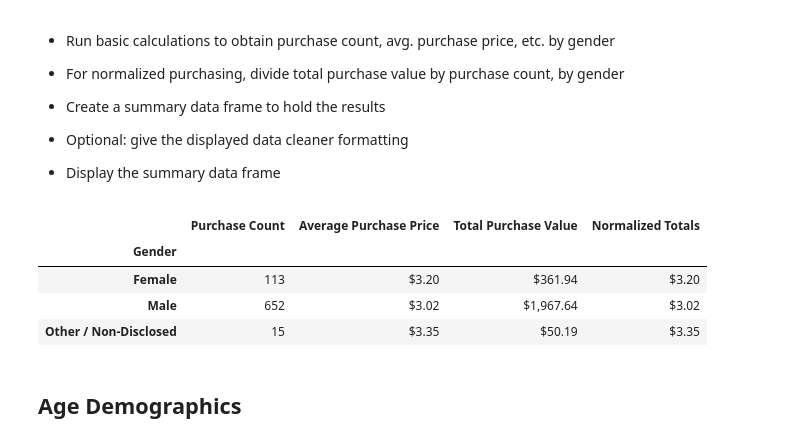
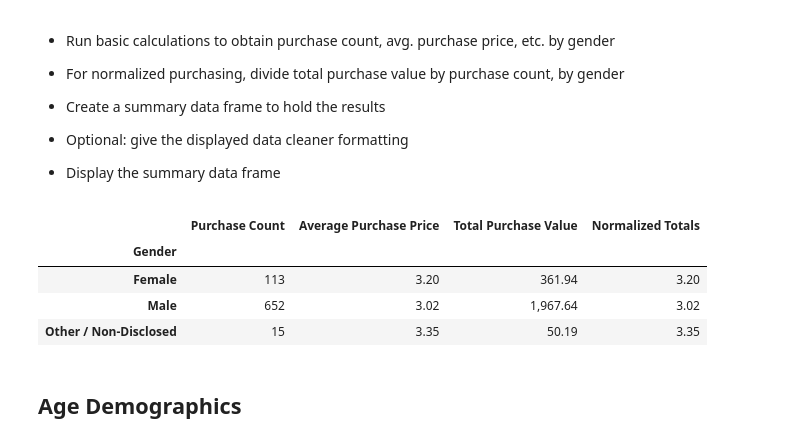
Before and after one commit to AngelCahill/Pandas-Homework, a Jupyter notebook: Heroes of Pymoli/HeroesOfPymoli_starter.ipynb, the cells around one changed output. Drawn from its saved outputs; the diff is of its cells as text; code cells hidden in the pictures.

```diff
--- a/Heroes of Pymoli/HeroesOfPymoli_starter.ipynb
+++ b/Heroes of Pymoli/HeroesOfPymoli_starter.ipynb
@@ -204,46 +203,49 @@ gender_info_df = pd.DataFrame(gender_info)
 gender_info_df = gender_info_df.rename(columns={"Gender": "Purchase Count"})
 
 
-# Average priceby gender
+# Average price by gender
+
 
 gender_average_price = game_df.groupby("Gender").mean()
+
+def format_money(item):
+    return '${:,.0f}'.format(item)
 
 gender_average_price = gender_average_price[["Price"]]
 
 gender_average_price = gender_average_price.rename(columns={"Price": "Average Purchase Price"})
 
 
 # for columns
 
 merge1 = pd.concat([gender_average_price, gender_info_df], axis=1)
 
 
 # Total purchases by gender
 
 gender_total_purchase = game_df.groupby("Gender").sum()
 
 gender_total_purchase = gender_total_purchase[["Price"]]
 
 gender_total_purchase = gender_total_purchase.rename(columns={"Price": "Total Purchase Value"})
 
 
 # Columns changing
 
 merge2 = pd.concat([merge1, gender_total_purchase], axis=1)
 
 merge2["Normalized Totals"] = merge2["Total Purchase Value"] / merge2["Purchase Count"]
 
 gender_purchases = merge2[["Purchase Count", "Average Purchase Price", "Total Purchase Value", "Normalized Totals"]]
 
-pd.options.display.float_format = '${:,.2f}'.format
 
 gender_purchases
 # %% [output]
 |  | Purchase Count | Average Purchase Price | Total Purchase Value | Normalized Totals |
 | Gender |  |  |  |  |
-| Female | 113 | $3.20 | $361.94 | $3.20 |
-| Male | 652 | $3.02 | $1,967.64 | $3.02 |
-| Other / Non-Disclosed | 15 | $3.35 | $50.19 | $3.35 |
+| Female | 113 | 3.20 | 361.94 | 3.20 |
+| Male | 652 | 3.02 | 1,967.64 | 3.02 |
+| Other / Non-Disclosed | 15 | 3.35 | 50.19 | 3.35 |
 # %% [markdown]
 ## Age Demographics
 # %% [markdown]
```
Also changed, not shown: parts of 4 cells of this notebook, 2 other files.
